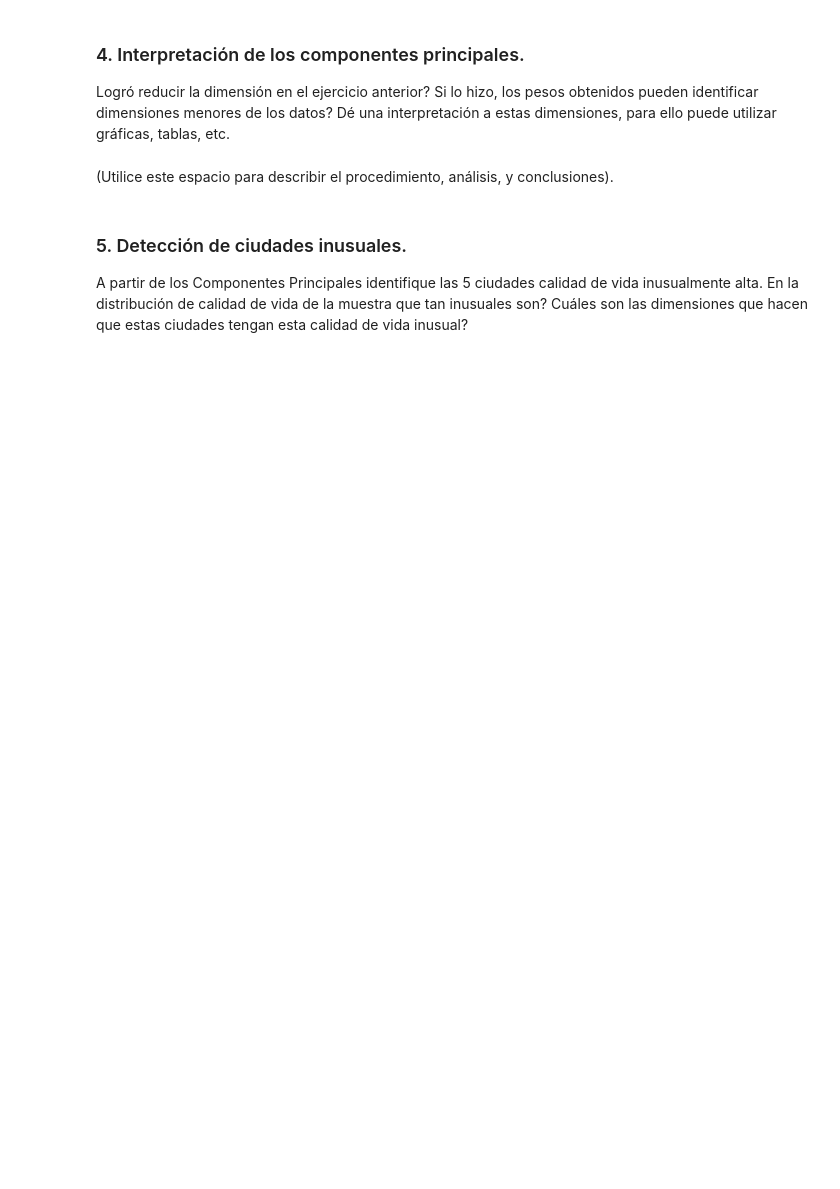
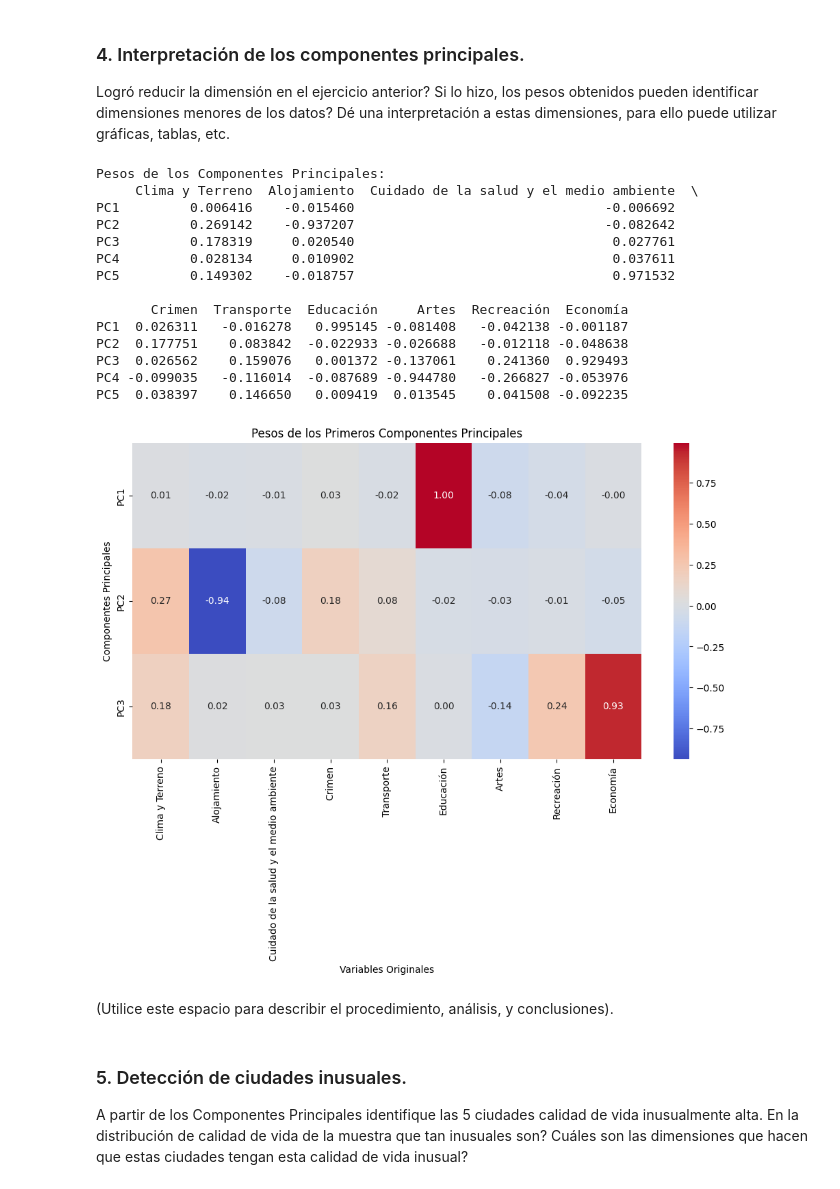
Before and after one commit to PhoenixDwarf/FORK-Inteligencia-artificial-computacion-U, a Jupyter notebook: Semana 10/Taller/S1_LC_Taller_PCA.ipynb, the cells around one changed output. Drawn from its saved outputs; the diff is of its cells as text; code cells hidden in the pictures; blank space fills up the shorter version.

```diff
--- a/Semana 10/Taller/S1_LC_Taller_PCA.ipynb
+++ b/Semana 10/Taller/S1_LC_Taller_PCA.ipynb
@@ -203,3 +238,35 @@ Logró reducir la dimensión en el ejercicio anterior? Si lo hizo, los pesos obt
+# %%
+# Utilice este espacio para escribir el código.
+
+# Crear un DataFrame para los pesos de los componentes principales
+componentes_principales = pd.DataFrame(eig_vec, columns=lugares.columns, index=[f'PC{i+1}' for i in range(len(eig_val))])
+
+print("Pesos de los Componentes Principales:")
+print(componentes_principales.head())
+
+
+plt.figure(figsize=(12, 6))
+sns.heatmap(componentes_principales.iloc[:3], annot=True, cmap="coolwarm", fmt=".2f")
+plt.title("Pesos de los Primeros Componentes Principales")
+plt.xlabel("Variables Originales")
+plt.ylabel("Componentes Principales")
+plt.show()
+# %% [output]
+Pesos de los Componentes Principales:
+     Clima y Terreno  Alojamiento  Cuidado de la salud y el medio ambiente  \
+PC1         0.006416    -0.015460                                -0.006692
+PC2         0.269142    -0.937207                                -0.082642
+PC3         0.178319     0.020540                                 0.027761
+PC4         0.028134     0.010902                                 0.037611
+PC5         0.149302    -0.018757                                 0.971532
+
+       Crimen  Transporte  Educación     Artes  Recreación  Economía
+PC1  0.026311   -0.016278   0.995145 -0.081408   -0.042138 -0.001187
+PC2  0.177751    0.083842  -0.022933 -0.026688   -0.012118 -0.048638
+PC3  0.026562    0.159076   0.001372 -0.137061    0.241360  0.929493
+PC4 -0.099035   -0.116014  -0.087689 -0.944780   -0.266827 -0.053976
+PC5  0.038397    0.146650   0.009419  0.013545    0.041508 -0.092235
+[figure, added]
 # %% [markdown]
 (Utilice este espacio para describir el procedimiento, análisis, y conclusiones).
 # %% [markdown]
```
Also changed, not shown: parts of 7 cells of this notebook.
